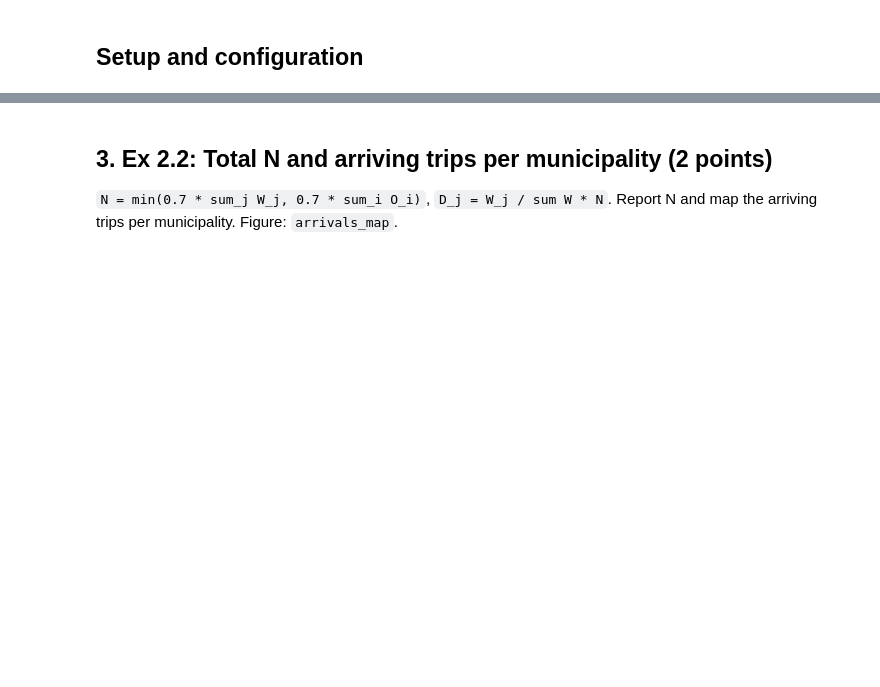
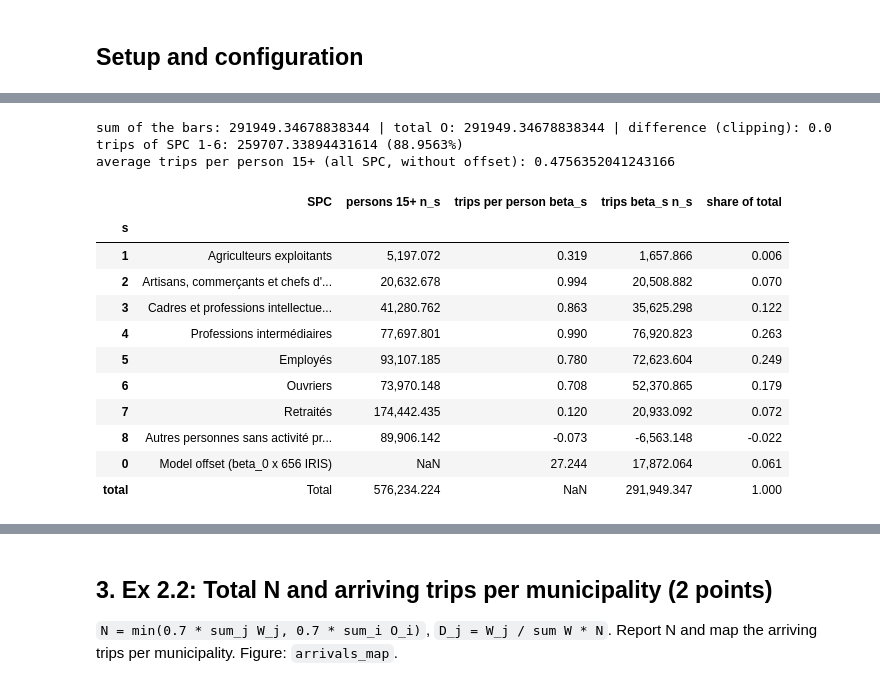
Before and after one commit to ek-popkova/uge-large-scale-models, a Jupyter notebook: notebooks/ex21_22_trip_production_attraction.ipynb, the cells around one changed output, grey strips where cells are left out. Cells and saved outputs as stored; diff of their text form; code cells hidden in the pictures; blank space fills up the shorter version.

```diff
--- a/notebooks/ex21_22_trip_production_attraction.ipynb
+++ b/notebooks/ex21_22_trip_production_attraction.ipynb
@@ -140,0 +402,41 @@ Bar plot of the trips generated per SPC, and a map of the total number of genera
+# %%
+n_s = df_iris[n_columns].sum().to_numpy(dtype=float)       # persons 15+ per SPC (department)
+T_s = beta * n_s                                            # trips per SPC
+offset_trips = BETA_0 * len(df_iris)                        # offset, once per IRIS
+for s, c in SPC_COLUMNS.items():
+    df_iris[f"trips_cs{s}"] = BETA[s] * df_iris[c]
+df_iris["offset"] = BETA_0
+
+df_spc_trips = pd.DataFrame({
+    "SPC": list(SPC_LABELS.values()),
+    "persons 15+ n_s": n_s,
+    "trips per person beta_s": beta,
+    "trips beta_s n_s": T_s,
+    "share of total": T_s / O_total,
+}, index=pd.Index(list(SPC_LABELS), name="s"))
+df_spc_trips.loc[0] = ["Model offset (beta_0 x 656 IRIS)", np.nan, BETA_0, offset_trips, offset_trips / O_total]
+df_spc_trips.loc["total"] = ["Total", n_s.sum(), np.nan, T_s.sum() + offset_trips, (T_s.sum() + offset_trips) / O_total]
+
+bars_total = T_s.sum() + offset_trips
+print(f"sum of the bars: {bars_total} | total O: {O_total} | difference (clipping): {O_total - bars_total}")
+assert np.isclose(O_total, bars_total + clipped_trips)
+print(f"trips of SPC 1-6: {T_s[:6].sum()} ({T_s[:6].sum() / O_total:.4%})")
+print(f"average trips per person 15+ (all SPC, without offset): {T_s.sum() / n_s.sum()}")
+with pd.option_context("display.float_format", "{:,.3f}".format):
+    display(df_spc_trips)
+# %% [output]
+sum of the bars: 291949.34678838344 | total O: 291949.34678838344 | difference (clipping): 0.0
+trips of SPC 1-6: 259707.33894431614 (88.9563%)
+average trips per person 15+ (all SPC, without offset): 0.4756352041243166
+|  | SPC | persons 15+ n_s | trips per person beta_s | trips beta_s n_s | share of total |
+| s |  |  |  |  |  |
+| 1 | Agriculteurs exploitants | 5,197.072 | 0.319 | 1,657.866 | 0.006 |
+| 2 | Artisans, commerçants et chefs d'... | 20,632.678 | 0.994 | 20,508.882 | 0.070 |
+| 3 | Cadres et professions intellectue... | 41,280.762 | 0.863 | 35,625.298 | 0.122 |
+| 4 | Professions intermédiaires | 77,697.801 | 0.990 | 76,920.823 | 0.263 |
+| 5 | Employés | 93,107.185 | 0.780 | 72,623.604 | 0.249 |
+| 6 | Ouvriers | 73,970.148 | 0.708 | 52,370.865 | 0.179 |
+| 7 | Retraités | 174,442.435 | 0.120 | 20,933.092 | 0.072 |
+| 8 | Autres personnes sans activité pr... | 89,906.142 | -0.073 | -6,563.148 | -0.022 |
+| 0 | Model offset (beta_0 x 656 IRIS) | NaN | 27.244 | 17,872.064 | 0.061 |
+| total | Total | 576,234.224 | NaN | 291,949.347 | 1.000 |
```
Also changed, not shown: parts of 27 cells of this notebook, 6 other files.
